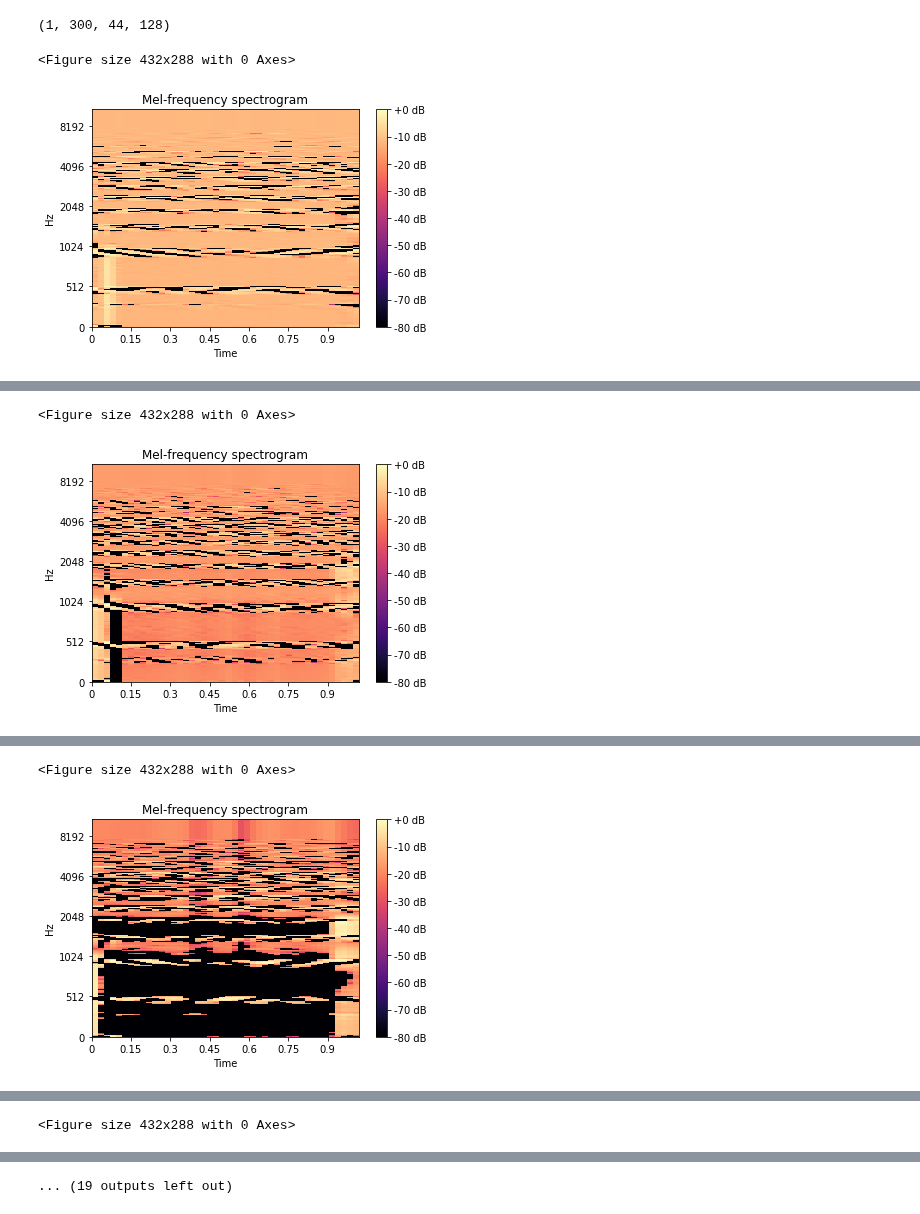
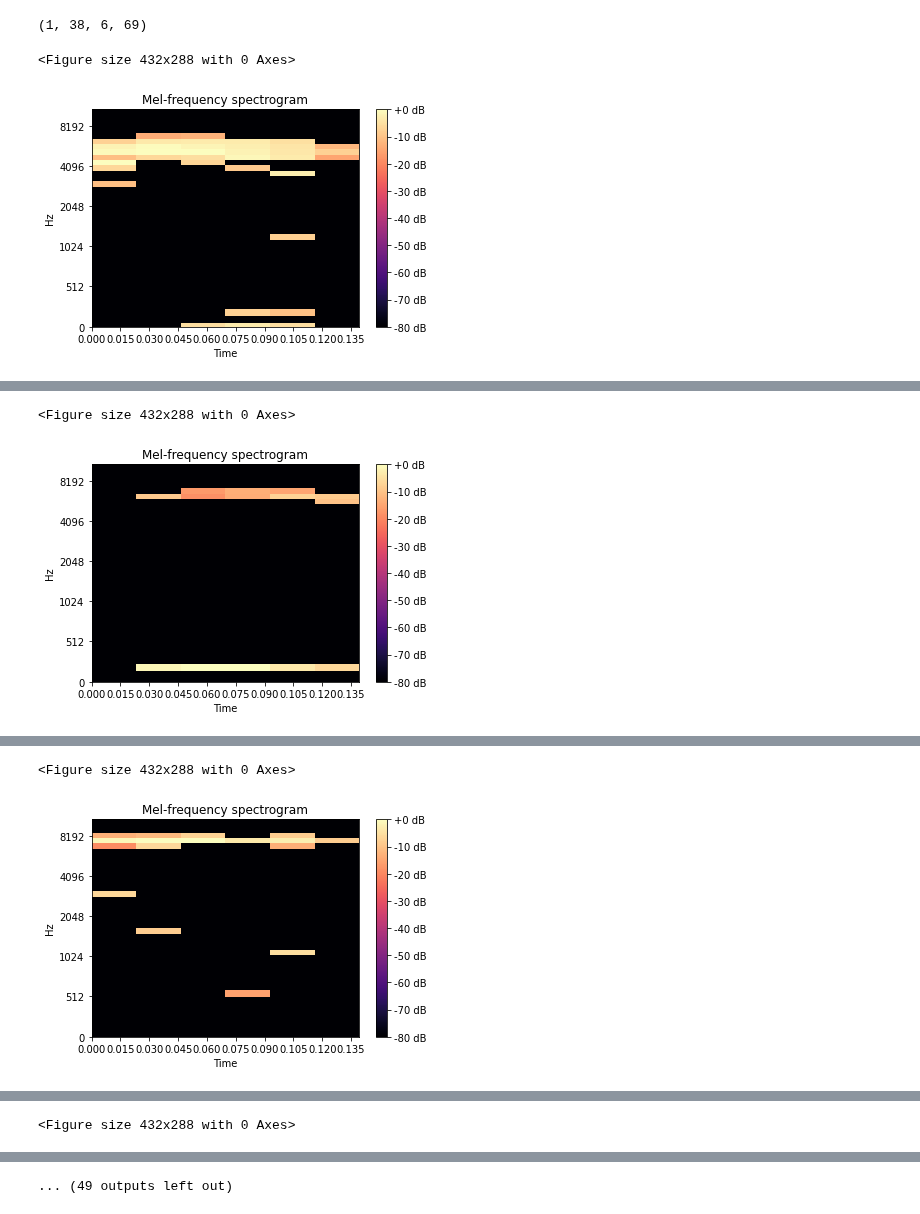
Before and after one commit to wammy19/auditory-deep-dreamer, a Jupyter notebook: jupyter-notebooks/13_audio_feature_extraction.ipynb, the cells around one changed output, grey strips where cells are left out. Drawn from its saved outputs; the diff is of its cells as text; code cells hidden in the pictures.

```diff
--- a/jupyter-notebooks/13_audio_feature_extraction.ipynb
+++ b/jupyter-notebooks/13_audio_feature_extraction.ipynb
@@ -7,6 +7,6 @@ from utils.audio_tools import load_and_convert_audio_into_mel_spectrogram
 from utils.displays import display_mel_spectrogram
 from utils.audio_tools import create_audio_player
 
-PATH_TO_MODEL: str = '../runs/models/model_0/epoch-26.pb'
+PATH_TO_MODEL: str = '../models/model_72/epoch-62.pb'
 PATH_TO_AUDIO: str = '../media/audio/string_a#.wav'
 NUM_LAYERS: int = 44
@@ -33,22 +44,22 @@ for i, layer in enumerate(layers):
 # %%
 activations: List[np.ndarray] = activation_model.predict(input_data)
-first_layer_activation: np.ndarray = activations[conv_block_indicis[0]]  # First convulsion layer in VGG model.
+first_layer_activation: np.ndarray = activations[conv_block_indicis[3]]  # First convulsion layer in VGG model.
 
 print(first_layer_activation.shape)
 
 # First 10 neurons.
-for neuron in range(10):
+for neuron in range(20):
     display_mel_spectrogram(first_layer_activation[0, :,  :, neuron])
     create_audio_player(first_layer_activation[0, :,  :, neuron])
 # %% [output]
-(1, 300, 44, 128)
+(1, 38, 6, 69)
 <Figure size 432x288 with 0 Axes>
-[figure, old version]
+[figure, new version]
 [interactive output not drawn]
 <Figure size 432x288 with 0 Axes>
-[figure, old version]
+[figure, new version]
 [interactive output not drawn]
 <Figure size 432x288 with 0 Axes>
-[figure, old version]
+[figure, new version]
 [interactive output not drawn]
 <Figure size 432x288 with 0 Axes>
@@ -56 +67 @@ for neuron in range(10):
-... (19 outputs left out)
+... (49 outputs left out)
```
Also changed, not shown: parts of 7 cells of this notebook, 22 other files.
